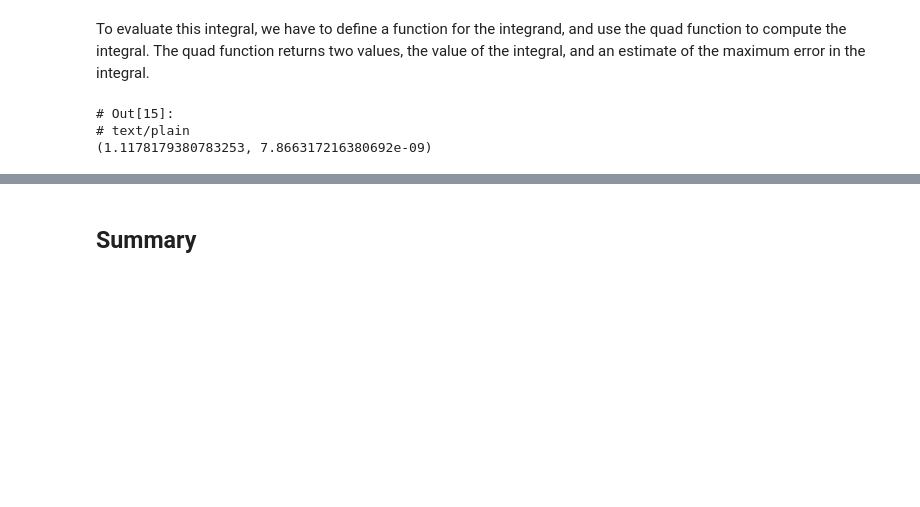
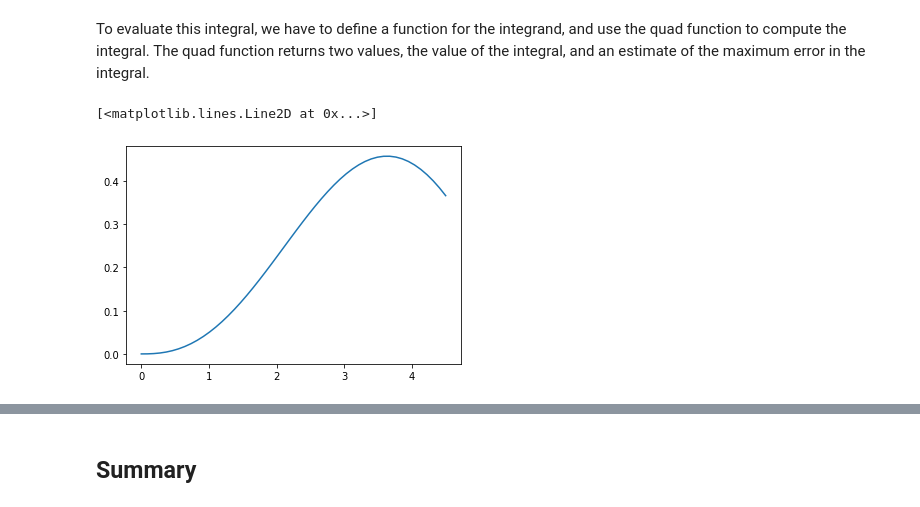
Before and after one commit to jkitchin/f19-06623, a Jupyter notebook: lectures/00-intro.ipynb, the cells around one changed output, grey strips where cells are left out. Saved outputs shown, nothing was run; the diff lists cells and outputs as text; code cells hidden in the pictures; blank space fills up the shorter version.

```diff
--- a/lectures/00-intro.ipynb
+++ b/lectures/00-intro.ipynb
@@ -170,13 +175,13 @@ To evaluate this integral, we have to define a function for the integrand, and u
 # %%
 # This is how we define a function. There is a function name, and arguments
 # The function returns the output of the jv function.
 def integrand(x):
     return jv(2.5, x)
 
-I, err = quad(integrand, 0, 4.5)
+integrand([0, 0.5])
 
-I, err
+x1 = np.linspace(0, 4.5)
+plt.plot(x1, integrand(x1))
 # %% [output]
-# Out[15]:
-# text/plain
-(1.1178179380783253, 7.866317216380692e-09)
+[<matplotlib.lines.Line2D at 0x...>]
+[figure, added]
```
Also changed, not shown: parts of 18 cells of this notebook, 2 other files.
